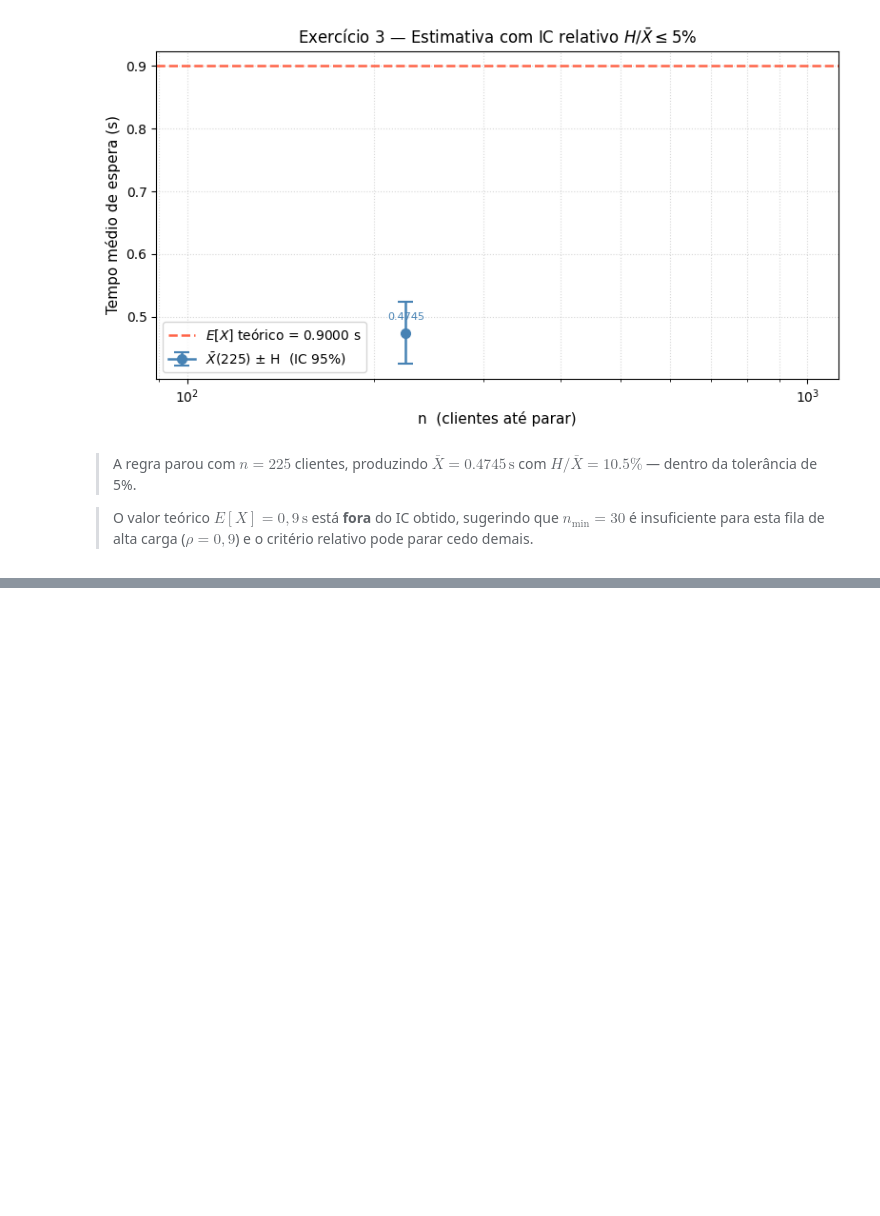
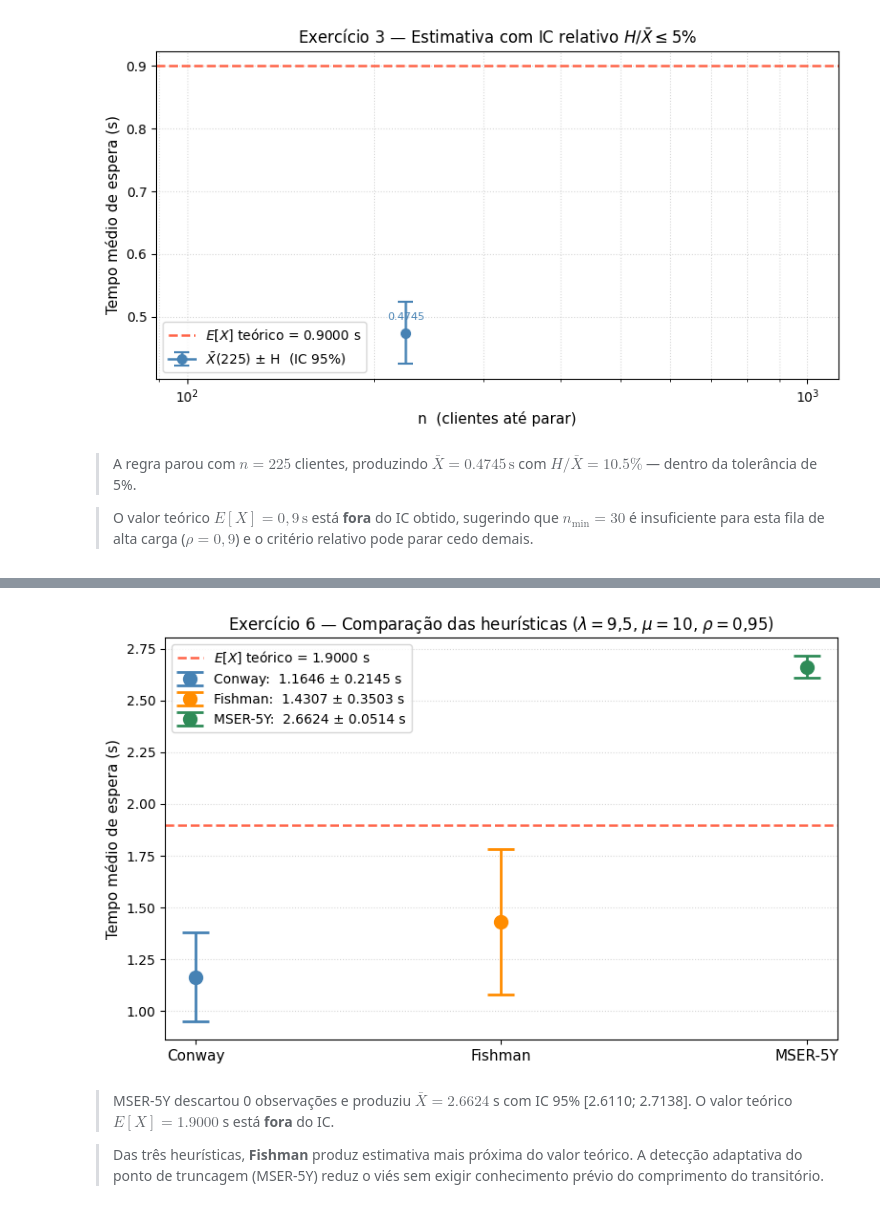
Before and after one commit to carolfmayca/avd-ram, a Jupyter notebook: mm1.ipynb, the cells around one changed output, grey strips where cells are left out. Cells and saved outputs as stored; diff of their text form; code cells hidden in the pictures; blank space fills up the shorter version.

```diff
--- a/mm1.ipynb
+++ b/mm1.ipynb
@@ -390,0 +748,48 @@ plot_convergence(
+# %%
+# ── Gráfico comparativo: Conway × Fishman × MSER-5Y ─────────────────────────
+# Conway e Fishman: IC do estimador da média sobre 30 réplicas
+H_c = 1.96 * np.std(means5_c, ddof=1) / np.sqrt(R)
+H_f = 1.96 * np.std(means5_f, ddof=1) / np.sqrt(R)
+
+methods    = ["Conway", "Fishman", "MSER-5Y"]
+means_cmp  = [means5_c.mean(), means5_f.mean(), mean6]
+halves_cmp = [H_c, H_f, H6]
+colors_cmp = ["steelblue", "darkorange", "seagreen"]
+
+fig, ax = plt.subplots(figsize=(8, 5))
+for x, m, h, c, lab in zip(range(3), means_cmp, halves_cmp, colors_cmp, methods):
+    ax.errorbar(x, m, yerr=h, fmt="o", color=c,
+                capsize=10, capthick=2, markersize=10, linewidth=2,
+                label=f"{lab}:  {m:.4f} ± {h:.4f} s")
+
+ax.axhline(E_B, color="tomato", linestyle="--", linewidth=1.8,
+           label=rf"$E[X]$ teórico = {E_B:.4f} s")
+
+ax.set_xticks(range(3))
+ax.set_xticklabels(methods, fontsize=11)
+ax.set_ylabel("Tempo médio de espera (s)", fontsize=11)
+ax.set_title(
+    r"Exercício 6 — Comparação das heurísticas ($\lambda=9{,}5$, $\mu=10$, $\rho=0{,}95$)",
+    fontsize=12,
+)
+ax.legend(fontsize=10)
+ax.grid(True, axis="y", linestyle=":", alpha=0.5)
+fig.tight_layout()
+plt.show()
+
+best = methods[int(np.argmin([abs(m - E_B) for m in means_cmp]))]
+inside = "**dentro**" if lo6 <= E_B <= hi6 else "**fora**"
+display(Markdown(
+    rf"> MSER-5Y descartou {d_mser} observações e produziu "
+    rf"$\bar{{X}} = {mean6:.4f}$ s com IC 95% [{lo6:.4f}; {hi6:.4f}]. "
+    rf"O valor teórico $E[X] = {E_B:.4f}$ s está {inside} do IC."
+    "\n\n"
+    rf"> Das três heurísticas, **{best}** produz estimativa mais próxima do valor teórico. "
+    r"A detecção adaptativa do ponto de truncagem (MSER-5Y) reduz o viés sem exigir "
+    r"conhecimento prévio do comprimento do transitório."
+))
+# %% [output]
+[figure, added]
+> MSER-5Y descartou 0 observações e produziu $\bar{X} = 2.6624$ s com IC 95% [2.6110; 2.7138]. O valor teórico $E[X] = 1.9000$ s está **fora** do IC.
+
+> Das três heurísticas, **Fishman** produz estimativa mais próxima do valor teórico. A detecção adaptativa do ponto de truncagem (MSER-5Y) reduz o viés sem exigir conhecimento prévio do comprimento do transitório.
```
Also changed, not shown: parts of 10 cells of this notebook, 2 other files.
